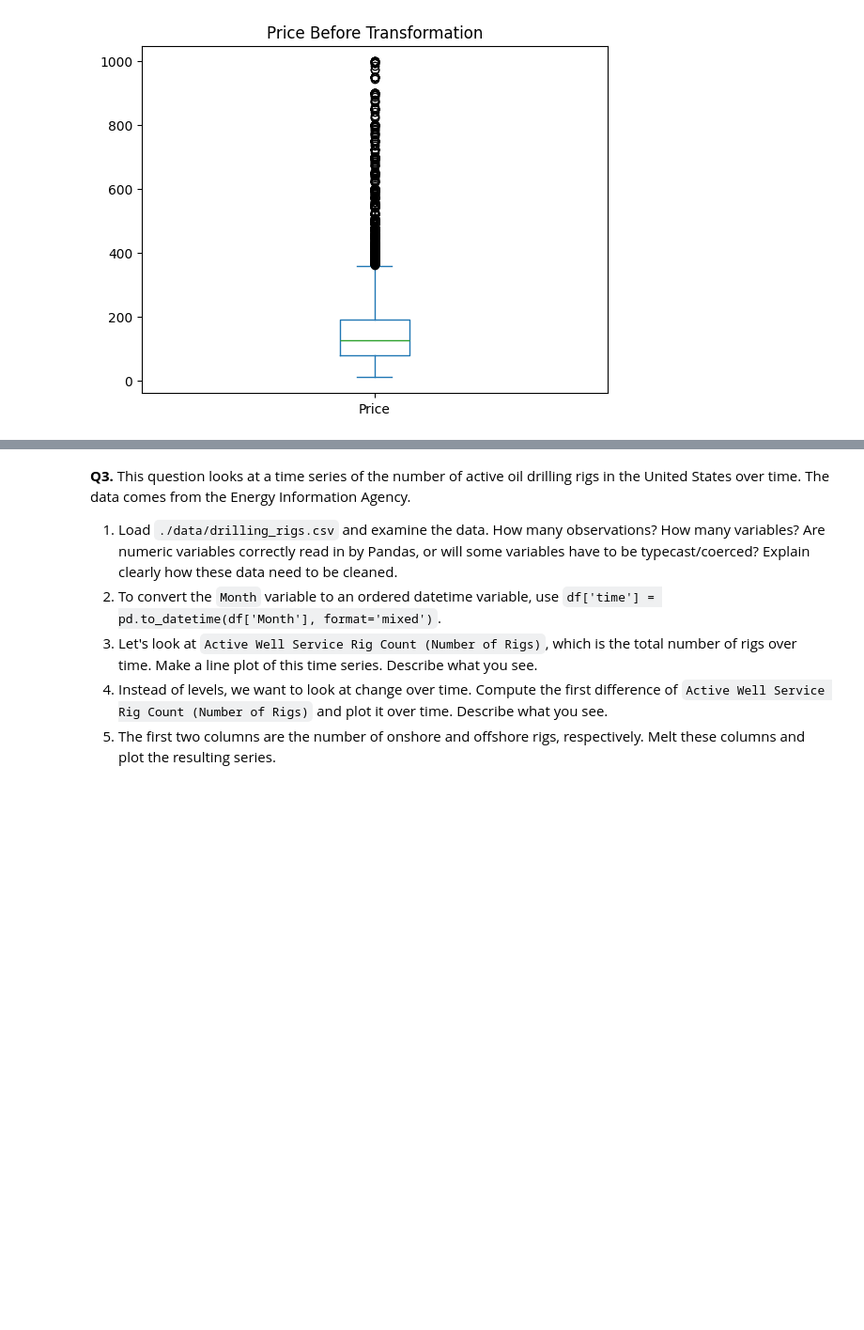
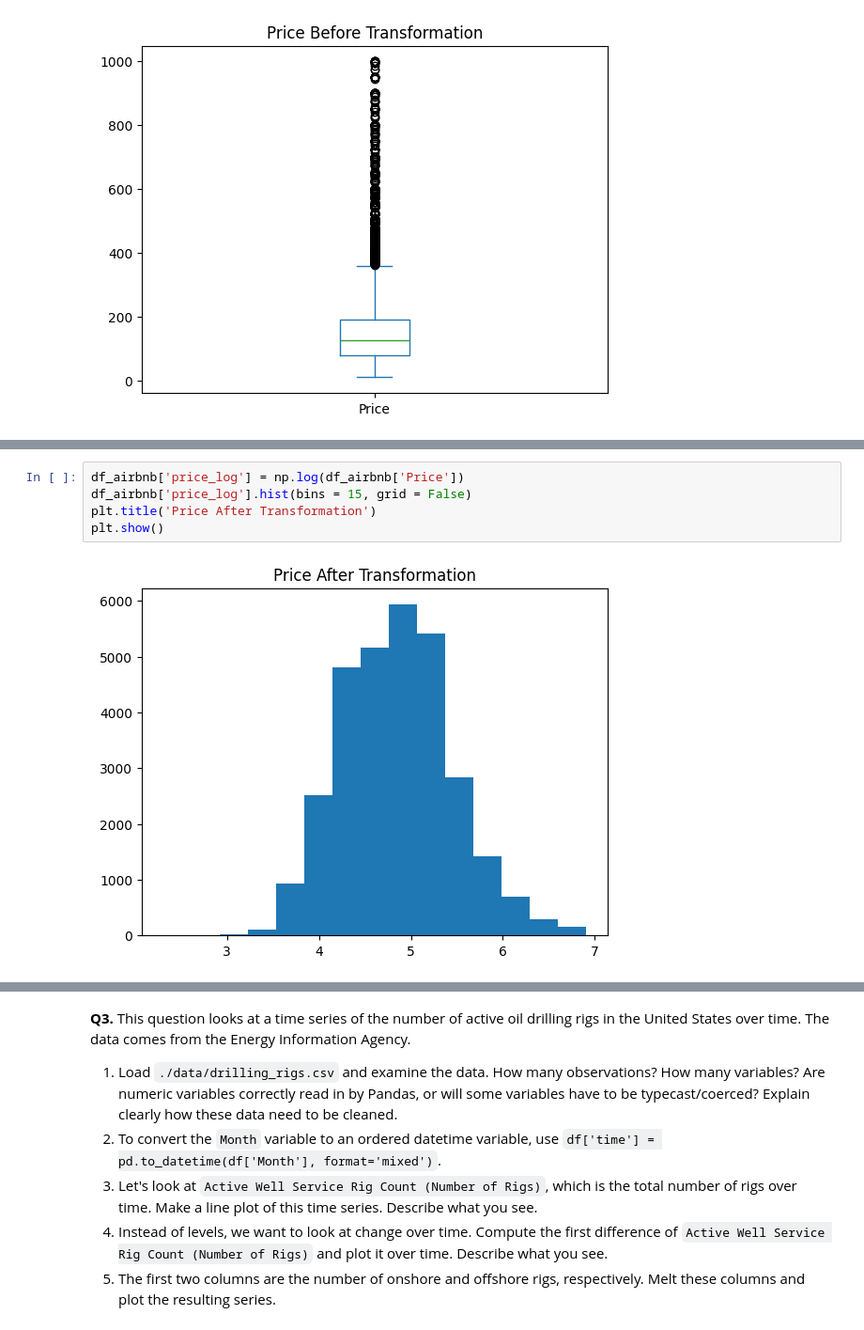
Before and after one commit to eaa3ug/eda_assignment, a Jupyter notebook: assignment.ipynb, the cells around one changed output, grey strips where cells are left out. Shown: that part at 94% size. Saved outputs shown, nothing was run; the diff lists cells and outputs as text; blank space fills up the shorter version.

```diff
--- a/assignment.ipynb
+++ b/assignment.ipynb
@@ -103,0 +119,7 @@ plt.show()
+# %%
+df_airbnb['price_log'] = np.log(df_airbnb['Price'])
+df_airbnb['price_log'].hist(bins = 15, grid = False)
+plt.title('Price After Transformation')
+plt.show()
+# %% [output]
+[figure, added]
```
Also changed, not shown: parts of 5 cells of this notebook.
